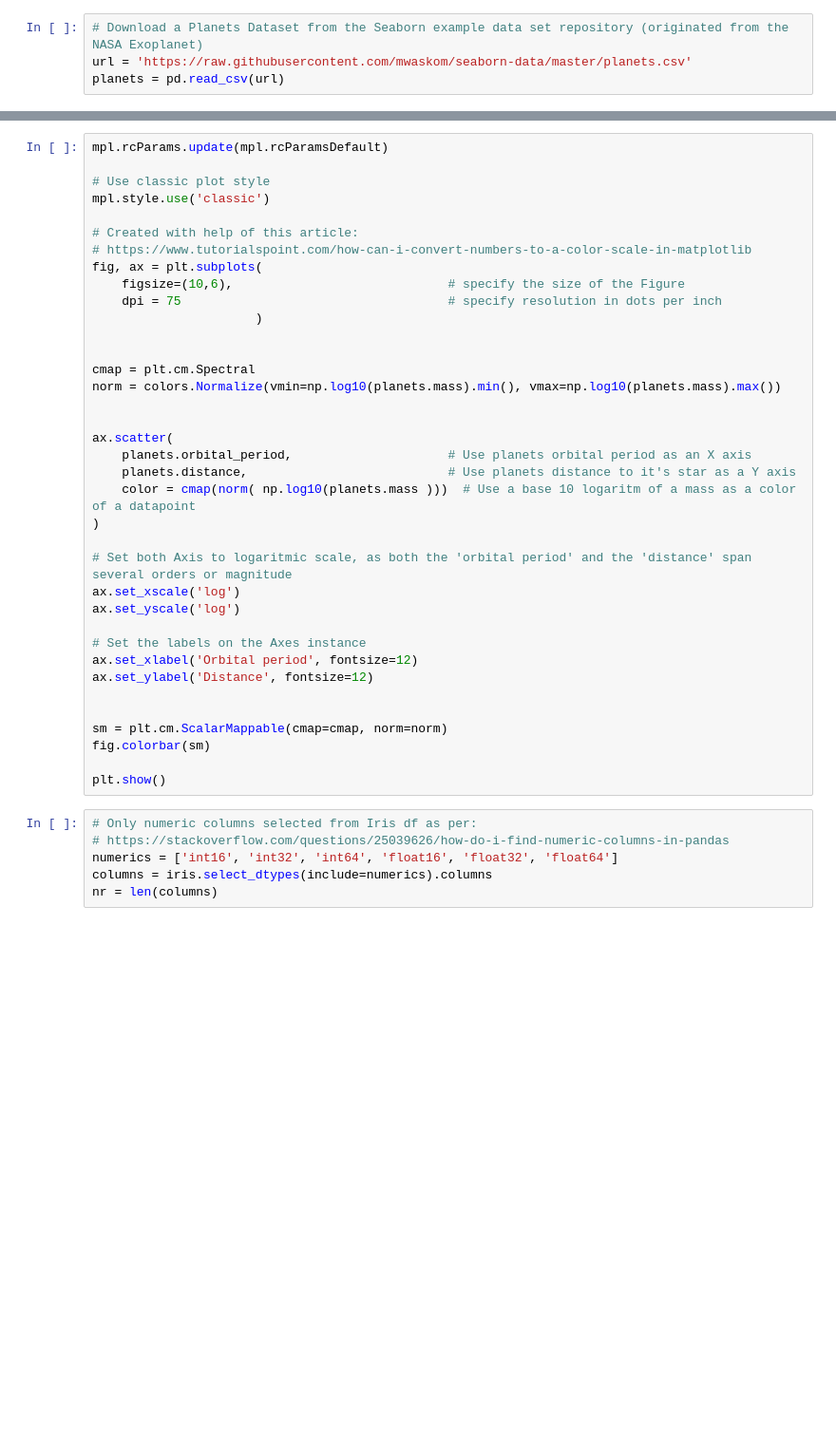
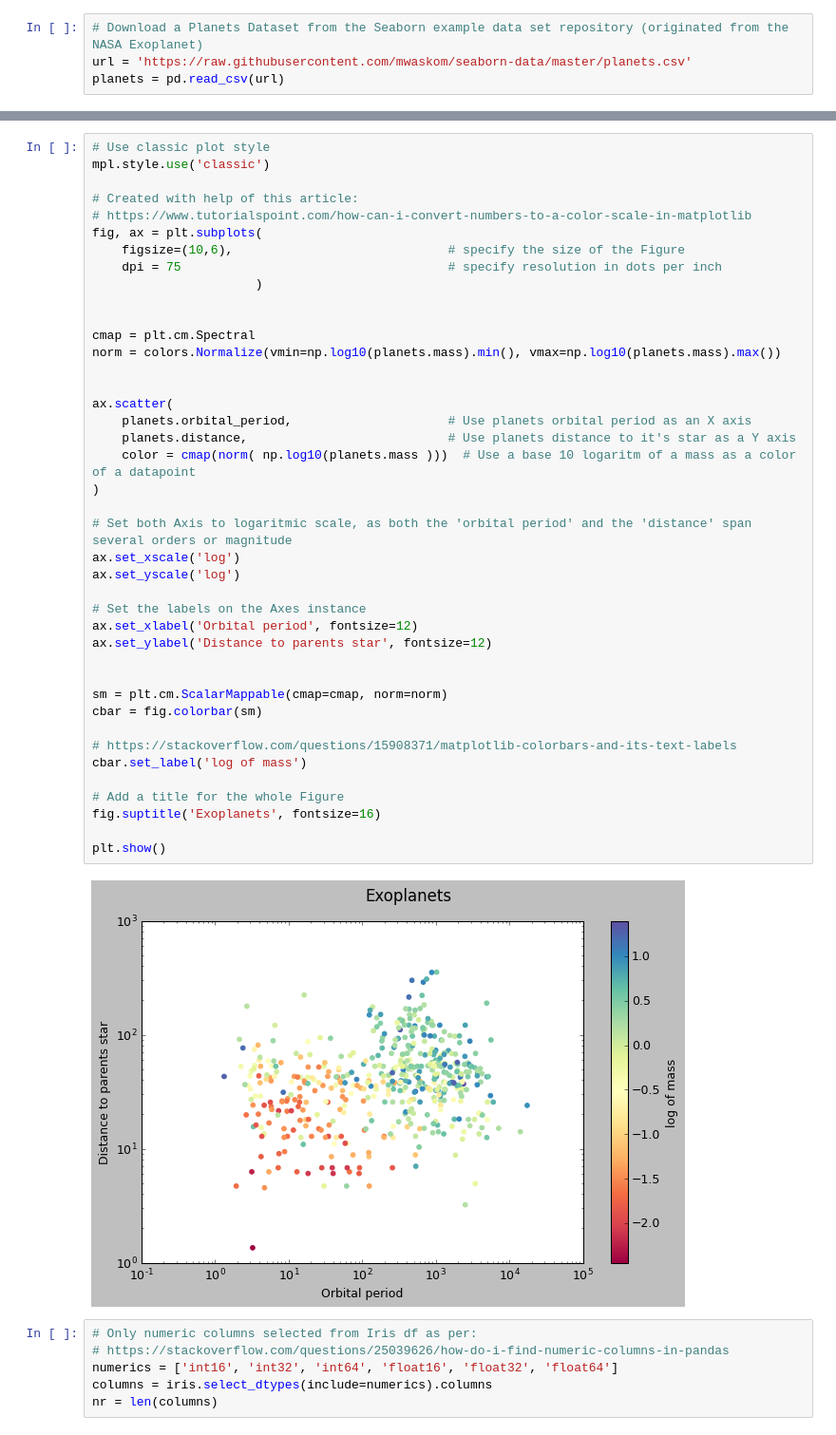
Before and after one commit to przemekbil/FoDA_2021, a Jupyter notebook: pyplot.ipynb, the cells around one changed output, grey strips where cells are left out. Shown at 95% size. Saved outputs shown, nothing was run; the diff lists cells and outputs as text; blank space fills up the shorter version.

Commit message:
More descriptions added to the exoplanets scatter plot

```diff
--- a/pyplot.ipynb
+++ b/pyplot.ipynb
@@ -251,40 +268,46 @@ planets.head()
 # %%
-mpl.rcParams.update(mpl.rcParamsDefault)
-
 # Use classic plot style
 mpl.style.use('classic')
 
 # Created with help of this article:
 # https://www.tutorialspoint.com/how-can-i-convert-numbers-to-a-color-scale-in-matplotlib
 fig, ax = plt.subplots(
     figsize=(10,6),                             # specify the size of the Figure
     dpi = 75                                    # specify resolution in dots per inch
                       )
 
 
 cmap = plt.cm.Spectral
 norm = colors.Normalize(vmin=np.log10(planets.mass).min(), vmax=np.log10(planets.mass).max())
 
 
 ax.scatter(
     planets.orbital_period,                     # Use planets orbital period as an X axis
     planets.distance,                           # Use planets distance to it's star as a Y axis
     color = cmap(norm( np.log10(planets.mass )))  # Use a base 10 logaritm of a mass as a color of a datapoint
 )
 
 # Set both Axis to logaritmic scale, as both the 'orbital period' and the 'distance' span several orders or magnitude
 ax.set_xscale('log')
 ax.set_yscale('log')
 
 # Set the labels on the Axes instance
 ax.set_xlabel('Orbital period', fontsize=12)
-ax.set_ylabel('Distance', fontsize=12)
+ax.set_ylabel('Distance to parents star', fontsize=12)
 
 
 sm = plt.cm.ScalarMappable(cmap=cmap, norm=norm)
-fig.colorbar(sm)
+cbar = fig.colorbar(sm)
+
+# https://stackoverflow.com/questions/15908371/matplotlib-colorbars-and-its-text-labels
+cbar.set_label('log of mass')
+
+# Add a title for the whole Figure
+fig.suptitle('Exoplanets', fontsize=16)
 
 plt.show()
+# %% [output]
+[figure, added]
 # %%
 # Only numeric columns selected from Iris df as per:
 # https://stackoverflow.com/questions/25039626/how-do-i-find-numeric-columns-in-pandas
```
Also changed, not shown: parts of 8 cells of this notebook.
